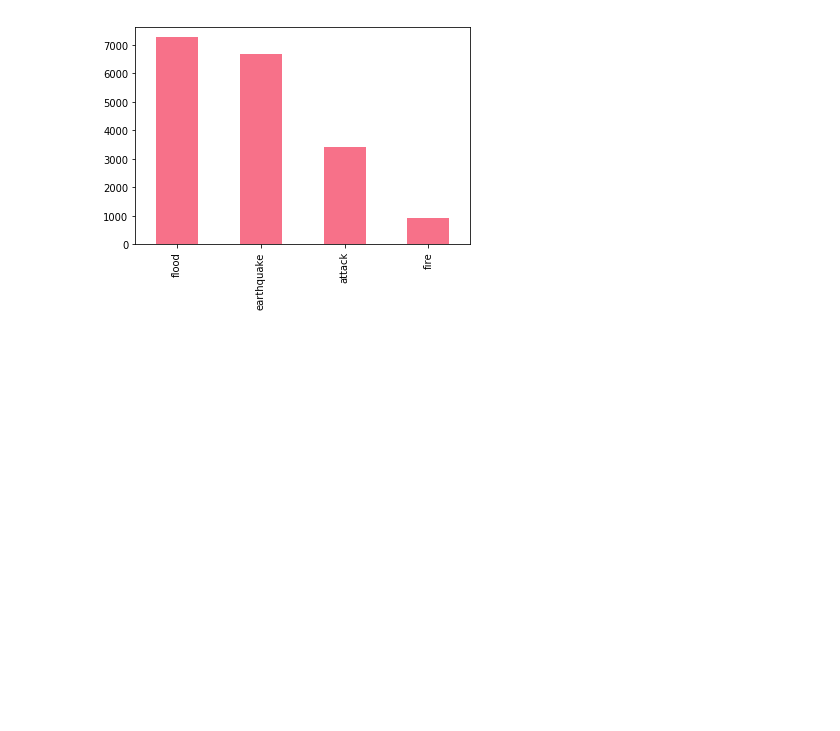
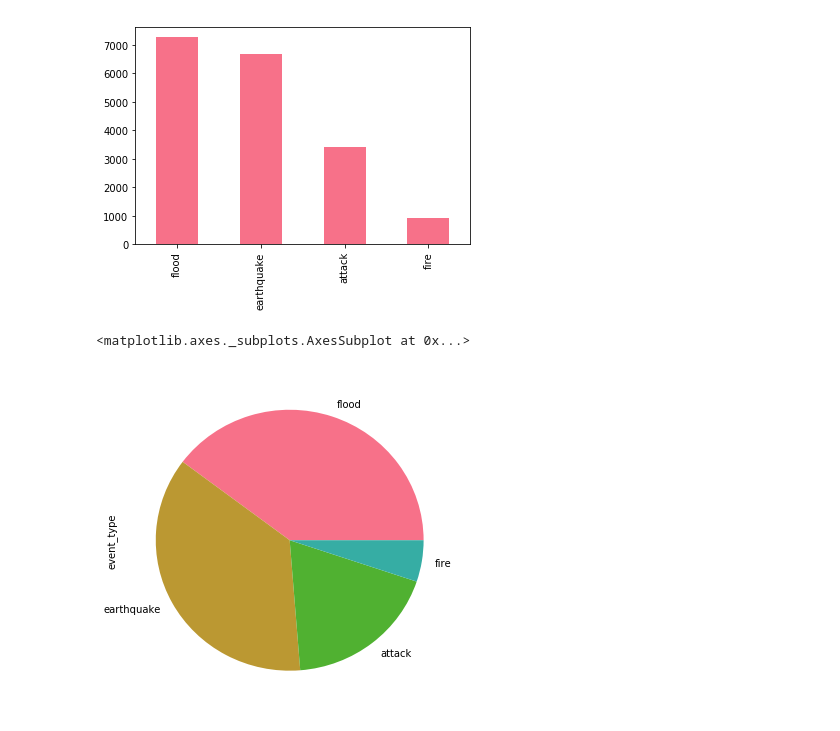
Before and after one commit to salmedina/CriticalTweetsClassifier, a Jupyter notebook: notebooks/Disaster Data Analysis.ipynb, the cells around one changed output. Drawn from its saved outputs; the diff is of its cells as text; code cells hidden in the pictures; blank space fills up the shorter version.

Commit message:
Update disaster data analysis notebook

```diff
--- a/notebooks/Disaster Data Analysis.ipynb
+++ b/notebooks/Disaster Data Analysis.ipynb
@@ -77,6 +77,6 @@ Since the type of events is highly skewed toward three events, we will group the
 1. fire
 1. attack
 # %%
-earthquake_events = [event for event in set(labeled_tweets.event) if 'earthquake' in event.lower()]
+earthquake_events = sorted([event for event in set(labeled_tweets.event) if 'earthquake' in event.lower()])
 earthquake_events
 # %% [output]
@@ -88,4 +88,4 @@ earthquake_events
 # %%
-flood_events = [event for event in set(labeled_tweets.event) if 'flood' in event.lower() or 'typhoon' in event.lower()]
+flood_events = sorted([event for event in set(labeled_tweets.event) if 'flood' in event.lower() or 'typhoon' in event.lower()])
 flood_events
 # %% [output]
@@ -99,5 +99,5 @@ flood_events
  '2014_Philippines_Typhoon_Hagupit_en']
 # %%
-fire_events = [event for event in set(labeled_tweets.event) if 'fire' in event.lower()]
+fire_events = sorted([event for event in set(labeled_tweets.event) if 'fire' in event.lower()])
 fire_events
 # %% [output]
@@ -105,5 +105,5 @@ fire_events
 # %%
 natural_disaster_events = earthquake_events + flood_events + fire_events
-attack_events = [event for event in set(labeled_tweets.event) if event not in natural_disaster_events]
+attack_events = sorted([event for event in set(labeled_tweets.event) if event not in natural_disaster_events])
 attack_events
 # %% [output]
@@ -151,3 +151,8 @@ attack        3402
 fire           939
 Name: event_type, dtype: int64
 [figure]
+# %%
+labeled_tweets.event_type.value_counts().plot(kind='pie', figsize=(6,6))
+# %% [output]
+<matplotlib.axes._subplots.AxesSubplot at 0x...>
+[figure, added]
```
Also changed, not shown: parts of 8 cells of this notebook.
